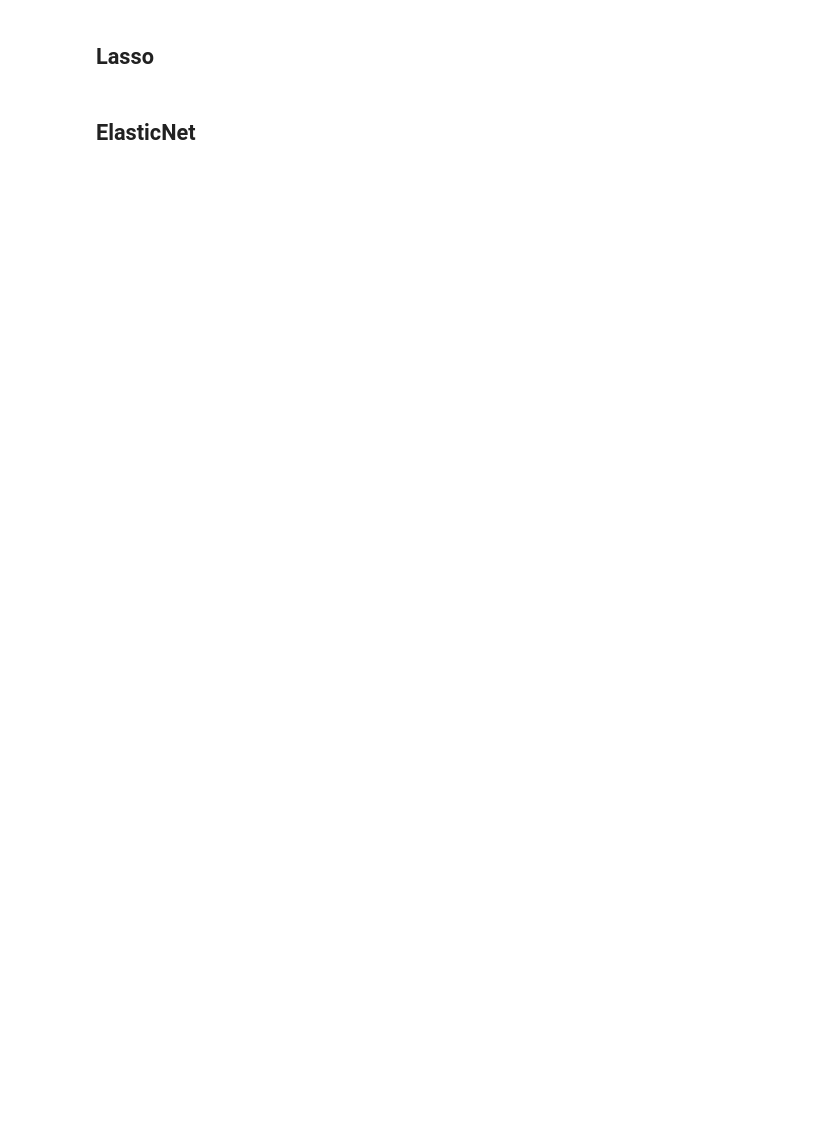
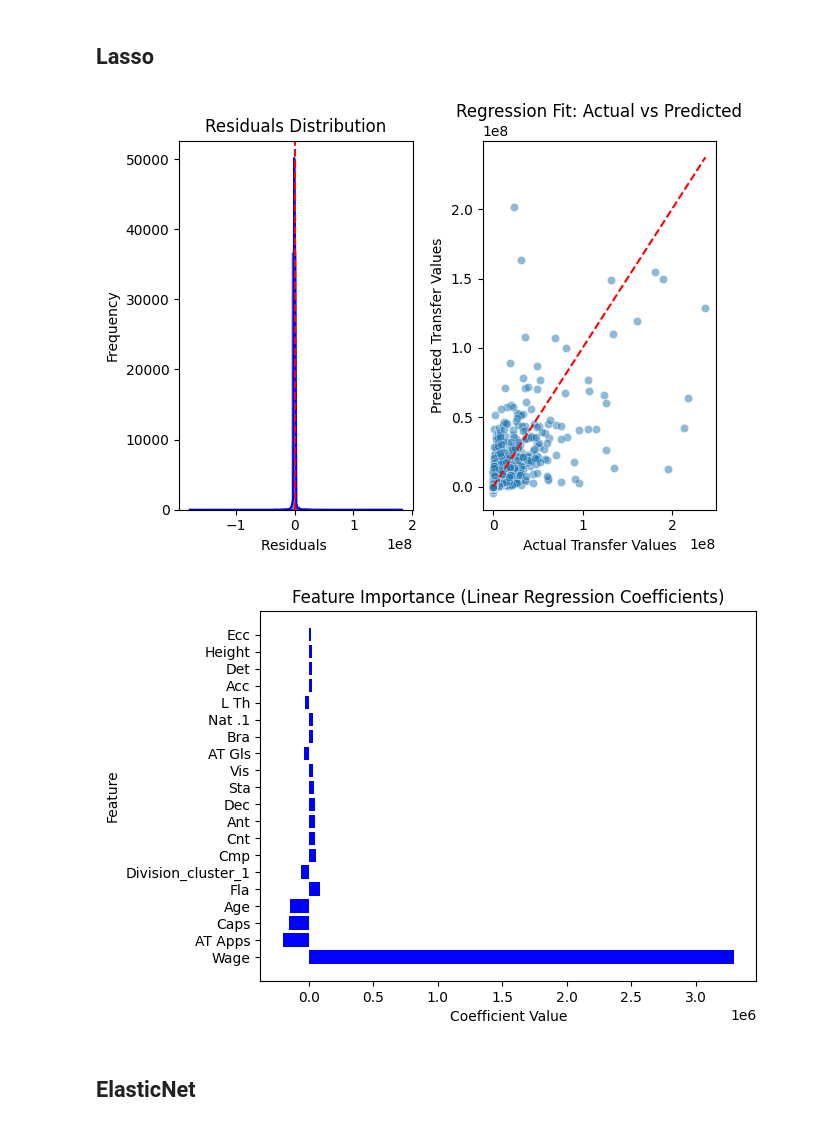
Before and after one commit to Leo11wasd/proyecto_mineria_y_analisis_de_datos, a Jupyter notebook: regresion.ipynb, the cells around one changed output. Saved outputs shown, nothing was run; the diff lists cells and outputs as text; code cells hidden in the pictures; blank space fills up the shorter version.

```diff
--- a/regresion.ipynb
+++ b/regresion.ipynb
@@ -180,8 +327,12 @@ log_results(ridge_reg,"RidgeCV",X_train,y_train,X_test,y_test)
 # %%
 from sklearn.linear_model import LassoCV
 lasso_reg = LassoCV(random_state=RS)
 lasso_reg.fit(X_train, y_train)
 
 log_results(lasso_reg,"LassoCV",X_train,y_train,X_test,y_test)
+sort_coeficients_graph(X_train,lasso_reg)
+# %% [output]
+[figure, added]
+[figure, added]
 # %% [markdown]
 ## ElasticNet
```
Also changed, not shown: parts of 20 cells of this notebook, 3 other files.
